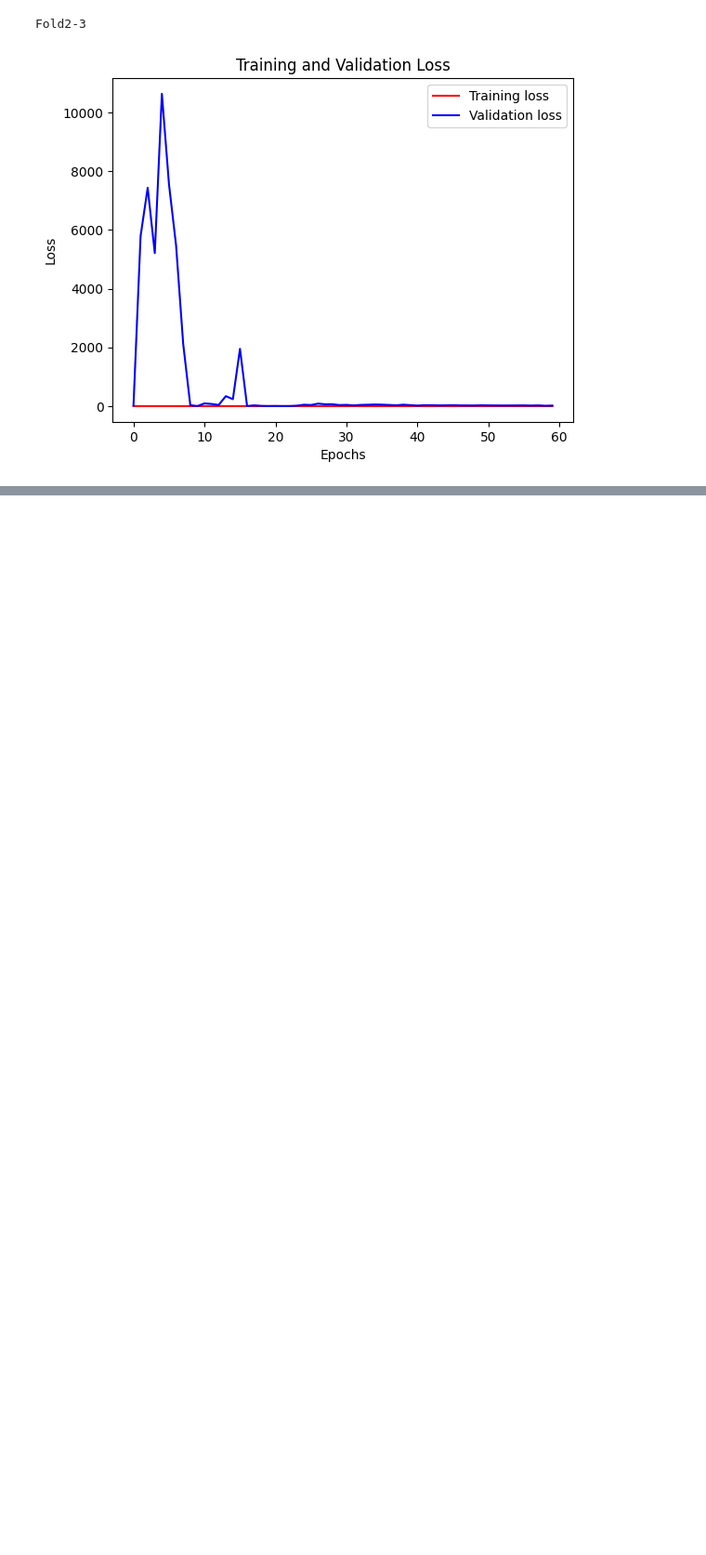
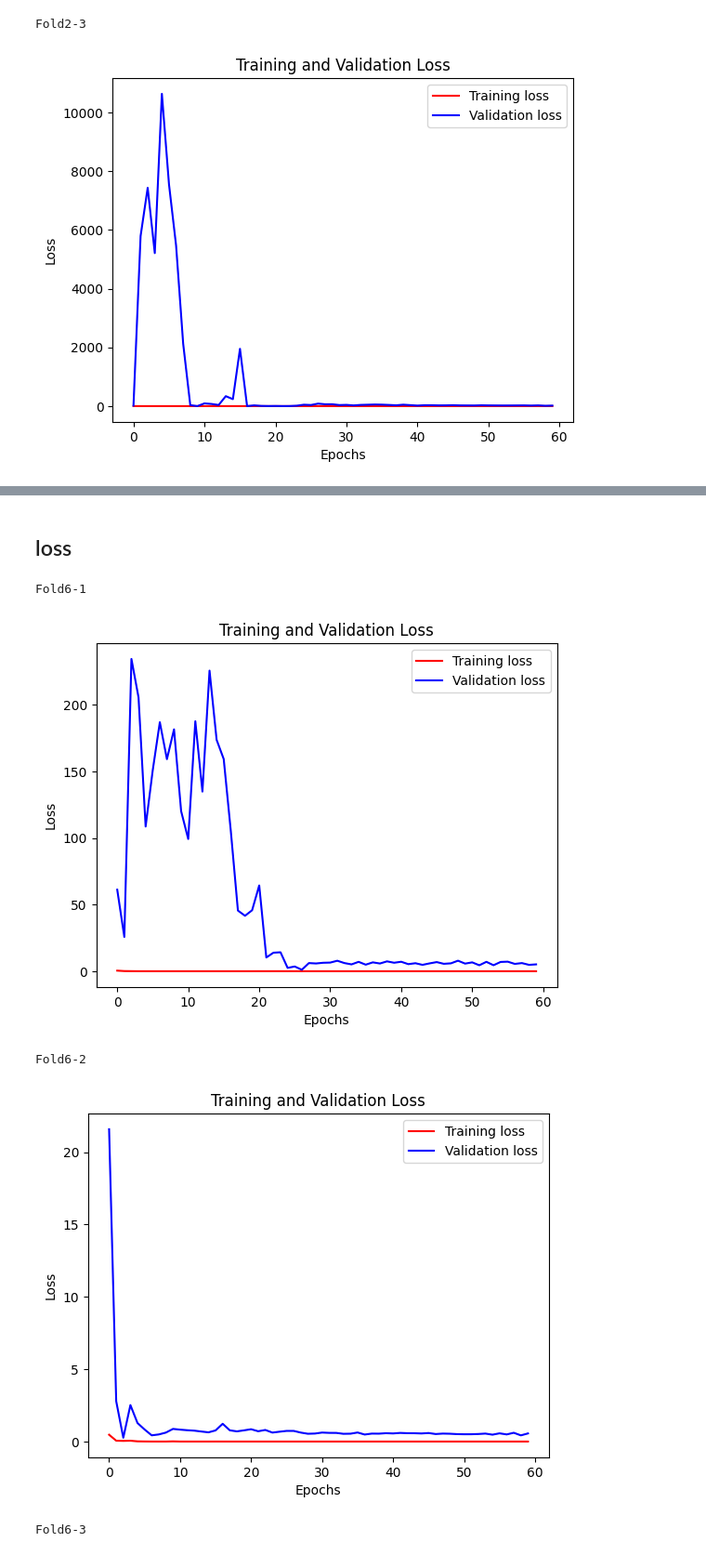
Before and after one commit to idunrlylikeu/Emotion-FAN, a Jupyter notebook: 10fold_loss_report.ipynb, the cells around one changed output, grey strips where cells are left out. Shown at 93% size. Saved outputs shown, nothing was run; the diff lists cells and outputs as text; code cells hidden in the pictures; blank space fills up the shorter version.

```diff
--- a/10fold_loss_report.ipynb
+++ b/10fold_loss_report.ipynb
@@ -709,0 +1198,5 @@ Fold2-3
+# %%
+evaldestfold5 = "./log/lossfold5/eval/"
+evallist_fold5 = []
+for file in os.listdir(evaldestfold5):
+    evallist_fold5.append(file)
@@ -709,0 +1446,7 @@ Fold2-3
+# %%
+dest6 = "./log/lossfold6/"
+losslist6 = []
+for file in os.listdir(dest6):
+    temp = []
+    if file.startswith("cktrain_loss") and file.endswith(".txt"):
+        losslist6.append(file)
@@ -709,0 +1669,33 @@ Fold2-3
+# %% [markdown]
+## loss
+# %%
+print("Fold6-1")
+plt.plot(epochs6_1, train_loss6_1, 'r', label='Training loss')
+plt.plot(epochs6_1, val_loss6_1, 'b', label='Validation loss')
+plt.title('Training and Validation Loss')
+plt.xlabel('Epochs')
+plt.ylabel('Loss')
+plt.legend()
+plt.show()
+print("Fold6-2")
+plt.plot(epochs6_2, train_loss6_2, 'r', label='Training loss')
+plt.plot(epochs6_2, val_loss6_2, 'b', label='Validation loss')
+plt.title('Training and Validation Loss')
+plt.xlabel('Epochs')
+plt.ylabel('Loss')
+plt.legend()
+plt.show()
+print("Fold6-3")
+plt.plot(epochs6_3, train_loss6_3, 'r', label='Training loss')
+plt.plot(epochs6_3, val_loss6_3, 'b', label='Validation loss')
+plt.title('Training and Validation Loss')
+plt.xlabel('Epochs')
+plt.ylabel('Loss')
+plt.legend()
+plt.show()
+# %% [output]
+Fold6-1
+[figure, added]
+Fold6-2
+[figure, added]
+Fold6-3
```
Also changed, not shown: parts of 312 cells of this notebook.
